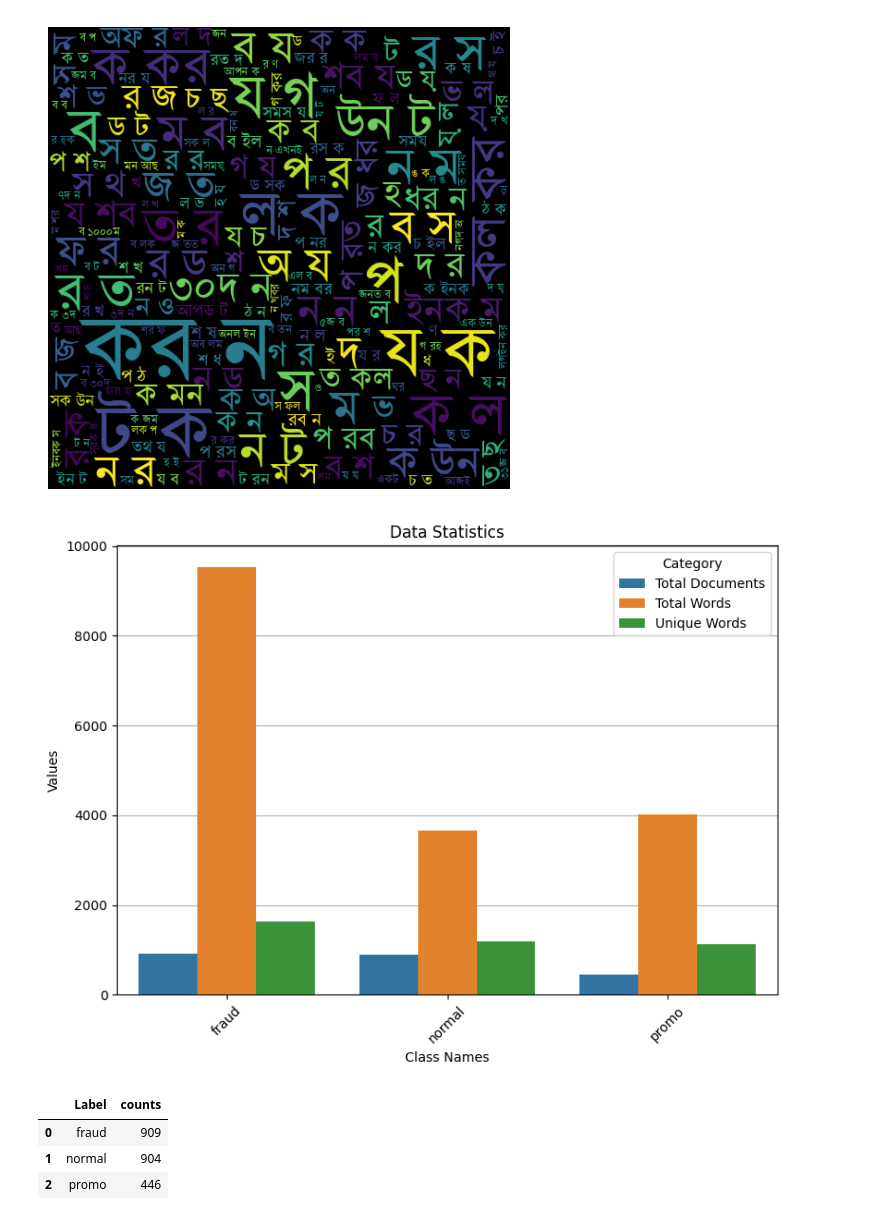
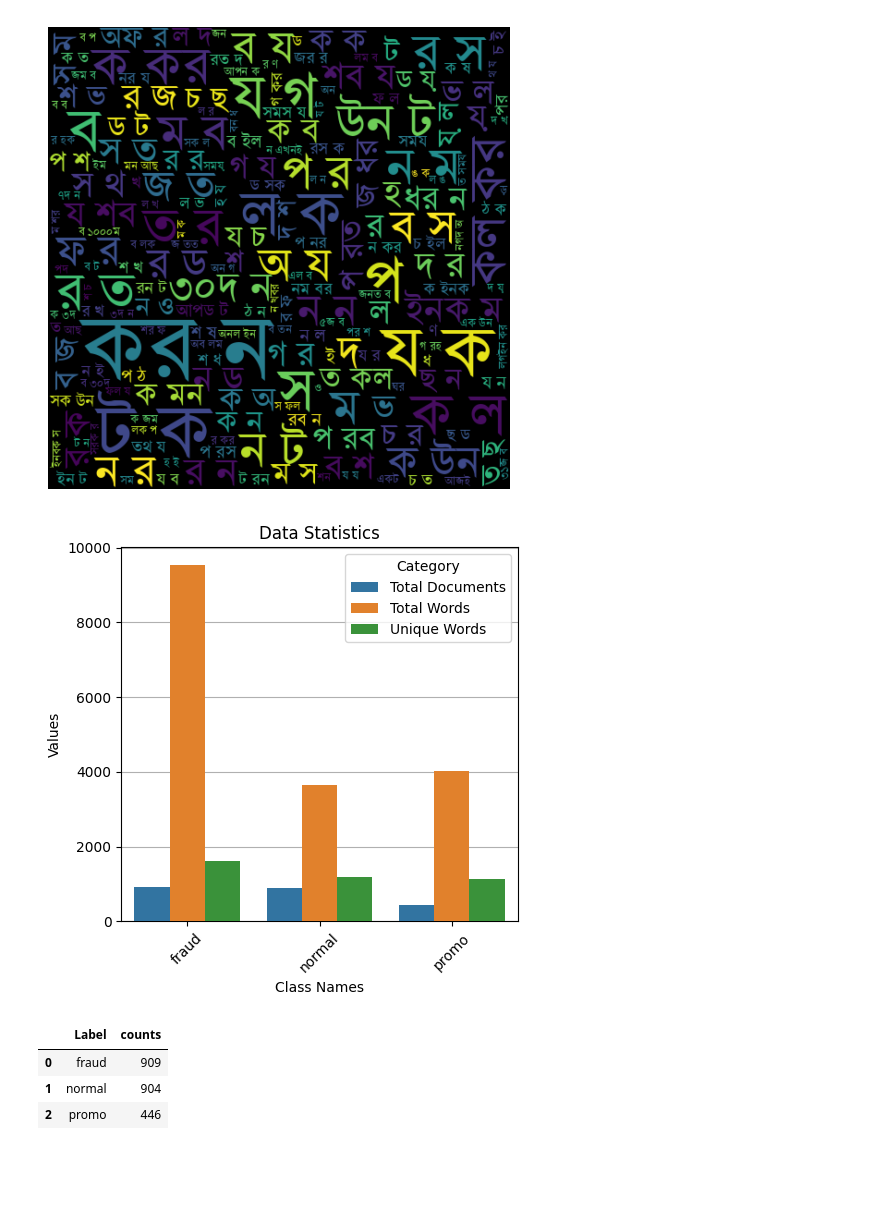
Before and after one commit to S4DIB/bengali-sms-fraud-detection-using-supervised-learning, a Jupyter notebook: Bengali Sms Fraud Detection.ipynb, the cells around one changed output. Saved outputs shown, nothing was run; the diff lists cells and outputs as text; code cells hidden in the pictures; blank space fills up the shorter version.

```diff
--- a/Bengali Sms Fraud Detection.ipynb
+++ b/Bengali Sms Fraud Detection.ipynb
@@ -231,40 +229,28 @@ plt.show()
 # %% [output]
 [figure]
 # %%
-# Prepare data for the data matrix using the dataset and label information
 documents = dataset['Label'].value_counts().values
 words = [sum(dataset[dataset['Label'] == label]['TextLength']) for label in dataset['Label'].unique()]
 u_words = [len(set(word for text in dataset[dataset['Label'] == label]['Cleaned'] for word in text.lower().split())) for label in dataset['Label'].unique()]
 class_names = dataset['Label'].unique()
 
-# Create the data matrix
 data_matrix = pd.DataFrame({'Total Documents': documents,
                             'Total Words': words,
                             'Unique Words': u_words,
                             'Class Names': class_names})
 
-# Transform the data for plotting
 df = pd.melt(data_matrix, id_vars="Class Names", var_name="Category", value_name="Values")
-
-# Plot the bar chart
-plt.figure(figsize=(8, 6))
+plt.figure(figsize=(5, 5))
 ax = plt.subplot()
-
 sns.barplot(data=df, x='Class Names', y='Values', hue='Category', zorder=3)
 ax.set_xlabel('Class Names')
 ax.set_title('Data Statistics')
-
-# Add only horizontal grid lines without overlapping the bars
 ax.grid(axis='y', zorder=1)
-
-# Adjust x-axis labels for better readability
 ax.xaxis.set_ticklabels(class_names, rotation=45)
-
-# Show the plot
 plt.tight_layout()
 plt.show()
 # %% [output]
-[figure, old version]
+[figure, new version]
 # %%
 dataset.groupby('Label').size().reset_index(name='counts')
 # %% [output]
```
Also changed, not shown: parts of 1 cell of this notebook.
